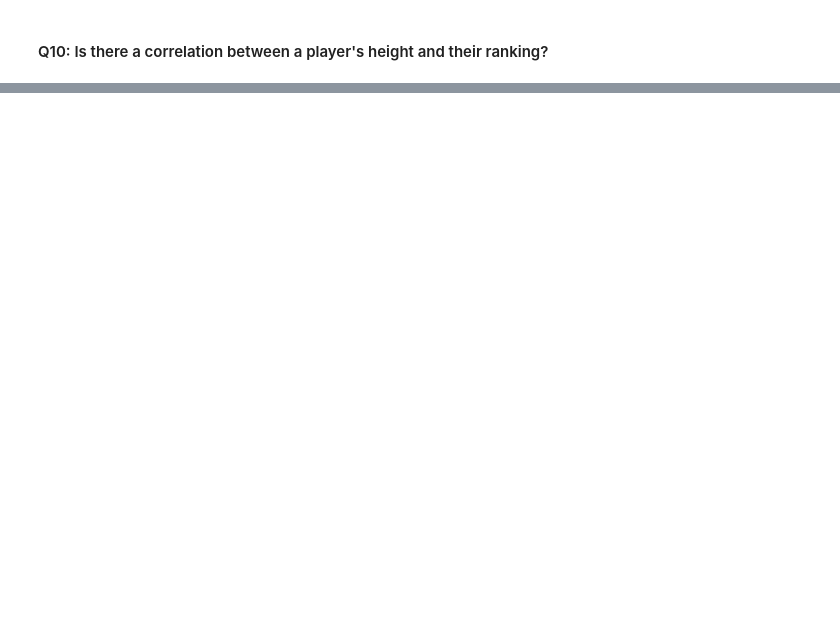
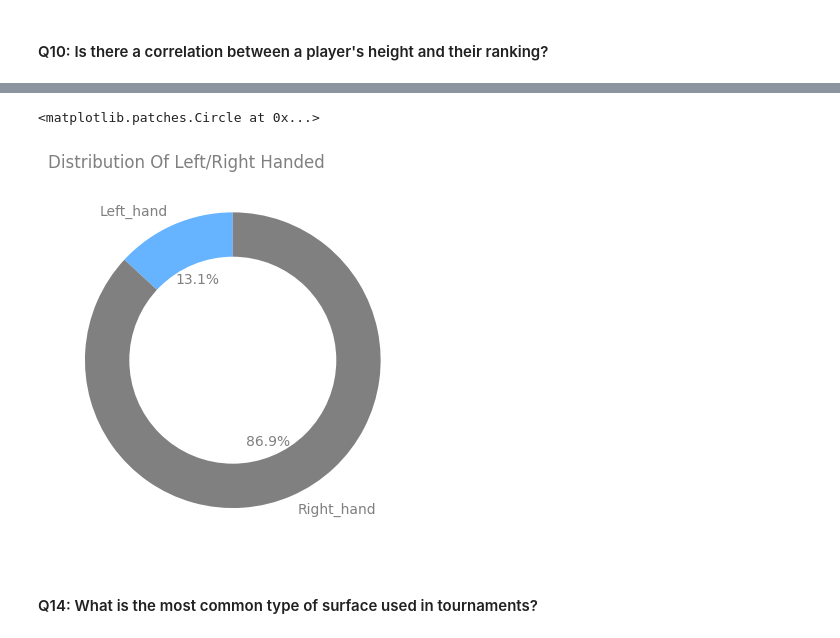
Before and after one commit to amin-eghbalian/data_analysis_tennis_peroject, a Jupyter notebook: HW10_project_data.ipynb, the cells around one changed output, grey strips where cells are left out. Drawn from its saved outputs; the diff is of its cells as text; code cells hidden in the pictures; blank space fills up the shorter version.

```diff
--- a/HW10_project_data.ipynb
+++ b/HW10_project_data.ipynb
@@ -1069,0 +866,13 @@ In 66.8 % of matches, the result ocurred based on players rank.
+# %%
+ax = plt.subplot()
+colors = ['#66b3ff','gray']
+ax.pie(left_right_hand_df["percent_of_total"], colors=colors,
+        startangle=90, labels=['Left_hand', 'Right_hand'], autopct='%1.1f%%',textprops=dict(color="gray"))
+ax.set_title("Distribution Of Left/Right Handed", loc="left", color="gray")
+centre_circle = plt.Circle((0,0),0.70,fc='white')
+ax.add_artist(centre_circle)
+# %% [output]
+<matplotlib.patches.Circle at 0x...>
+[figure, added]
+# %% [markdown]
+#### Q14: What is the most common type of surface used in tournaments?
```
Also changed, not shown: parts of 84 cells of this notebook.
